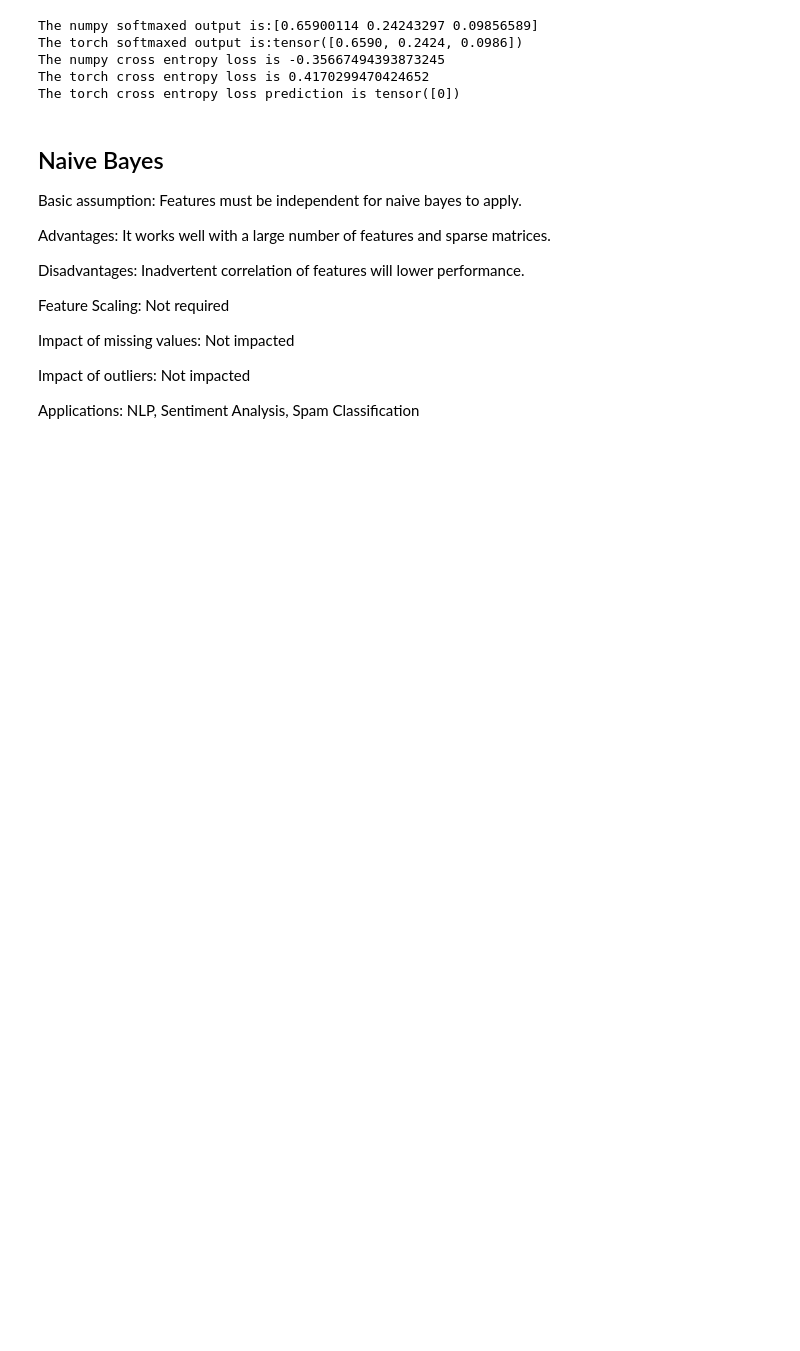
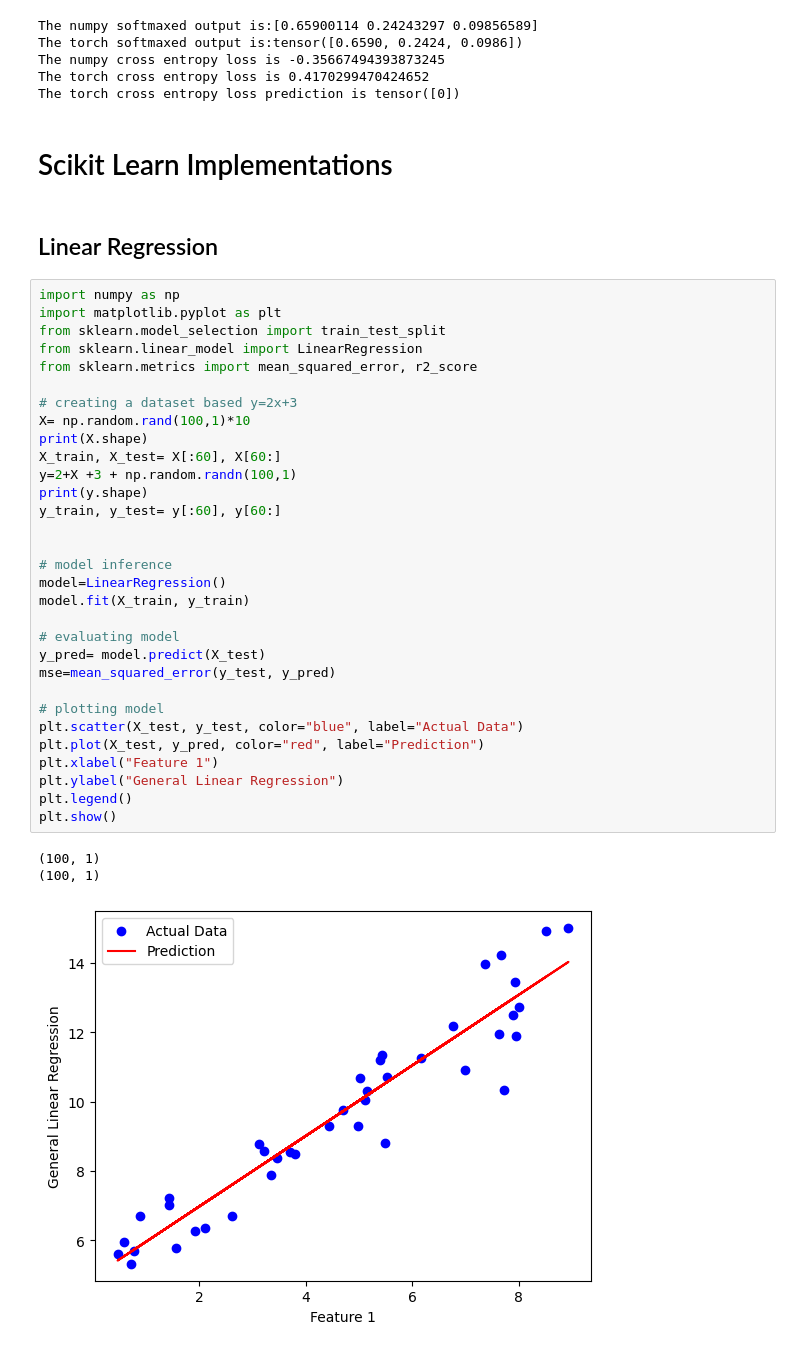
Before and after one commit to ruchiradhar/learninglab_ai, a Jupyter notebook: learning_ml.ipynb, the cells around one changed output. Drawn from its saved outputs; the diff is of its cells as text; blank space fills up the shorter version.

Commit message:
Learning some ML

```diff
--- a/learning_ml.ipynb
+++ b/learning_ml.ipynb
@@ -644,20 +665,41 @@ The numpy cross entropy loss is -0.35667494393873245
 The torch cross entropy loss is 0.4170299470424652
 The torch cross entropy loss prediction is tensor([0])
 # %% [markdown]
-## Naive Bayes
-
-Basic assumption: Features must be independent for naive bayes to apply.
-
-Advantages: It works well with a large number of features and sparse matrices.
-
-Disadvantages: Inadvertent correlation of features will lower performance.
-
-Feature Scaling: Not required
-
-Impact of missing values: Not impacted
-
-Impact of outliers: Not impacted
-
-Applications: NLP, Sentiment Analysis, Spam Classification
+# Scikit Learn Implementations
 # %% [markdown]
-#
+## Linear Regression
+# %%
+import numpy as np
+import matplotlib.pyplot as plt
+from sklearn.model_selection import train_test_split
+from sklearn.linear_model import LinearRegression
+from sklearn.metrics import mean_squared_error, r2_score
+
+# creating a dataset based y=2x+3
+X= np.random.rand(100,1)*10
+print(X.shape)
+X_train, X_test= X[:60], X[60:]
+y=2+X +3 + np.random.randn(100,1)
+print(y.shape)
+y_train, y_test= y[:60], y[60:]
+
+
+# model inference
+model=LinearRegression()
+model.fit(X_train, y_train)
+
+# evaluating model
+y_pred= model.predict(X_test)
+mse=mean_squared_error(y_test, y_pred)
+
+# plotting model
+plt.scatter(X_test, y_test, color="blue", label="Actual Data")
+plt.plot(X_test, y_pred, color="red", label="Prediction")
+plt.xlabel("Feature 1")
+plt.ylabel("General Linear Regression")
+plt.legend()
+plt.show()
+# %% [output]
+(100, 1)
+(100, 1)
+[figure, added]
```
Also changed, not shown: parts of 22 cells of this notebook, 2 other files.
